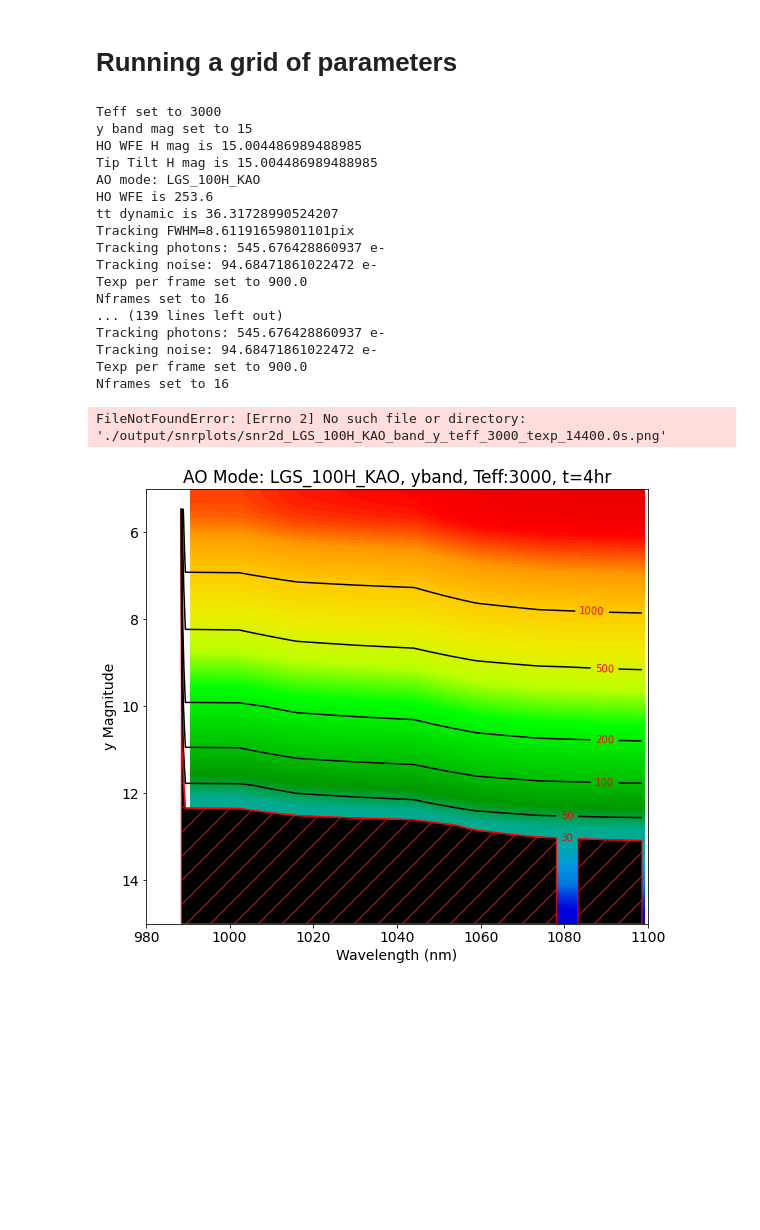
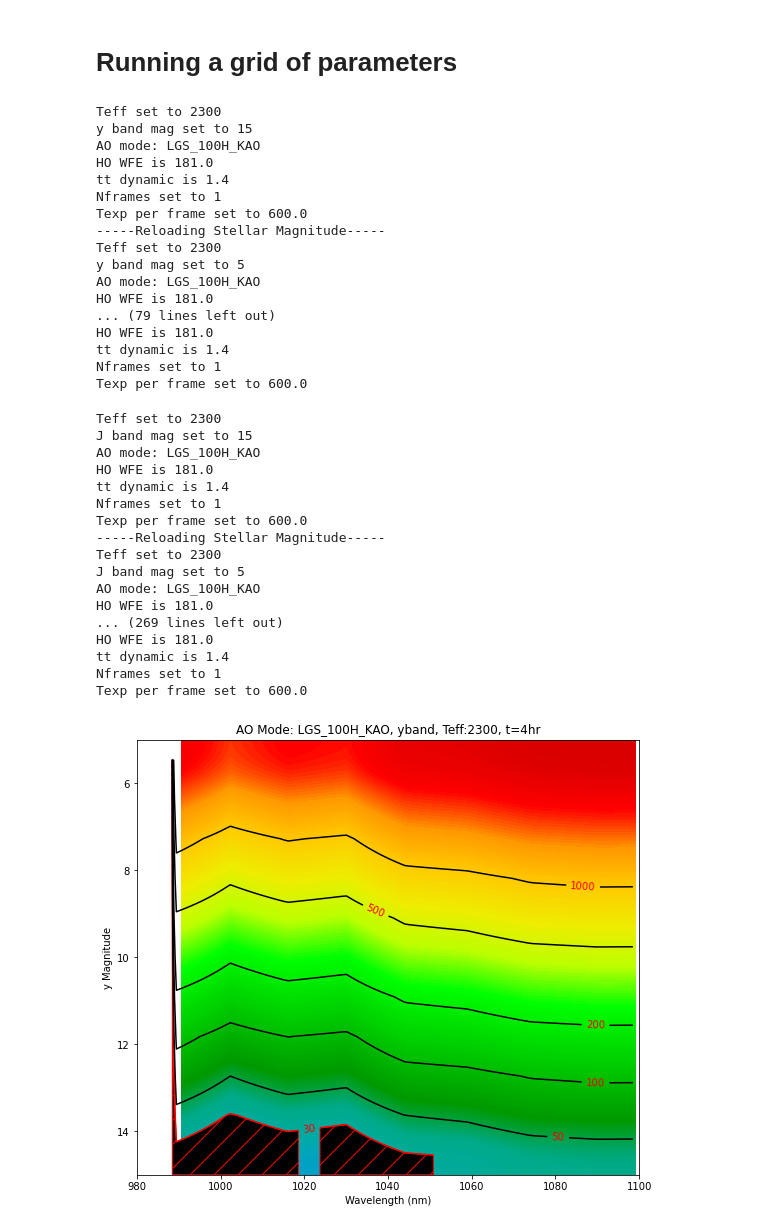
Before and after one commit to ashbake/specsim, a Jupyter notebook: examples/Tutorial_SNR_Grids.ipynb, the cells around one changed output. Cells and saved outputs as stored; diff of their text form; code cells hidden in the pictures; blank space fills up the shorter version.

```diff
--- a/examples/Tutorial_SNR_Grids.ipynb
+++ b/examples/Tutorial_SNR_Grids.ipynb
@@ -137,7 +137,7 @@ def run_snr_v_mag(so,teff='default',ao_mode='default'):
     if teff!='default':  so.stel.teff = teff
     if ao_mode!='default':  so.ao.mode = ao_mode # load new ao mode
 
-    cload.set_teff_mag(so,teff,so.stel.mag,star_only=False)
+    cload.set_teff_mag(so,teff,so.stel.mag,staronly=False)
     mag_arr= np.arange(5,16)
     snr_arr = []
     s_arr   = []
@@ -149,7 +149,7 @@ def run_snr_v_mag(so,teff='default',ao_mode='default'):
         cload.set_mag(so,mag)
         snr_arr.append(so.obs.snr)
         s_arr.append(so.obs.s_frame)
-        snr_reselement.append(so.obs.snr_reselement) # plot snr per res element
+        snr_reselement.append(so.obs.snr_res_element) # plot snr per res element
         n_arr.append(so.obs.noise_frame)
         c_arr.append(so.inst.coupling)
 
@@ -203,51 +203,67 @@ def plot_snr_mag_peaks_2d(so, mag_arr,v,snr_arr,xextent=[980,2460],mode='max'):
         plt.fill_between(c30[:,0],np.max(mag_arr),c30[:,1],hatch='/',fc='k',edgecolor='r')
         plt.fill_between(c30_2[:,0],np.max(mag_arr),c30_2[:,1],hatch='/',fc='k',edgecolor='r')
     except IndexError:
         pass
 
     ax.set_ylabel('%s Magnitude'%so.filt.band)
     ax.set_xlabel('Wavelength (nm)')
     ax.set_xlim(xextent)
     ax.set_title('AO Mode: %s, %sband, Teff:%s, t=4hr'%(so.ao.mode,so.filt.band,so.stel.teff))
     figname = 'snr2d_%s_band_%s_teff_%s_texp_%ss.png' %(so.ao.mode,so.filt.band,so.stel.teff,so.obs.texp)
     # duplicate axis to plot filter response
     plt.savefig('./' + figname)
 
 
 
 datestr  = date.today().strftime("%Y%m%d")#'20230406' #date.today().strftime("%Y%m%d")
 savepath = './output/snr_out/%s/' %datestr
 if not os.path.isdir(savepath): os.makedirs(savepath)
 for i in np.arange(4):
     so.filt.band   = ['y','J','H','K'][i]
     so.filt.family = ['cfht','2mass','2mass','2mass'][i]
     xextent = [so.inst.y,so.inst.J,so.inst.H,so.inst.K][i]
 
     # mag step
-    teff    = 3000
-    ao_mode = 'LGS_100H_KAO'
-    mag_arr,snr_arr,s_arr,n_arr,c_arr,snr_reselement = run_snr_v_mag(so,teff=teff,ao_mode=ao_mode)
+    teff    = 2300
+    ao_mode = 'LGS_OFF' # config file has AO performance set constant so this actually doesnt matter here
+    mag_arr,snr_arr,s_arr,n_arr,c_arr,snr_res_element = run_snr_v_mag(so,teff=teff,ao_mode=ao_mode)
     #np.save(savepath + 'snr_arr_mag_teff_%s_band_%s_aomode_%s'%(so.stel.teff,so.filt.band,ao_mode),snr_arr,ao_mode)
-    plot_snr_mag_peaks_2d(so, mag_arr,so.obs.v_resamp,snr_reselement,xextent=xextent,mode='max')
+    plot_snr_mag_peaks_2d(so, mag_arr,so.obs.v_res_element,snr_res_element,xextent=xextent,mode='max')
     #plt.savefig(savepath + 'snr_arr_mag_teff_%s_band_%s_aomode_%s.png'%(so.stel.teff,so.filt.band,ao_mode))
     #plot_snr_mag_peaks(so, mag_arr,so.obs.v_resamp,snr_reselement,mode='max')
 # %% [output]
-Teff set to 3000
+Teff set to 2300
 y band mag set to 15
-HO WFE H mag is 15.004486989488985
-Tip Tilt H mag is 15.004486989488985
 AO mode: LGS_100H_KAO
-HO WFE is 253.6
-tt dynamic is 36.31728990524207
-Tracking FWHM=8.61191659801101pix
-Tracking photons: 545.676428860937 e-
-Tracking noise: 94.68471861022472 e-
-Texp per frame set to 900.0
-Nframes set to 16
-... (139 lines left out)
-Tracking photons: 545.676428860937 e-
-Tracking noise: 94.68471861022472 e-
-Texp per frame set to 900.0
-Nframes set to 16
+HO WFE is 181.0
+tt dynamic is 1.4
+Nframes set to 1
+Texp per frame set to 600.0
+-----Reloading Stellar Magnitude-----
+Teff set to 2300
+y band mag set to 5
+AO mode: LGS_100H_KAO
+HO WFE is 181.0
+... (79 lines left out)
+HO WFE is 181.0
+tt dynamic is 1.4
+Nframes set to 1
+Texp per frame set to 600.0
-FileNotFoundError: [Errno 2] No such file or directory: './output/snrplots/snr2d_LGS_100H_KAO_band_y_teff_3000_texp_14400.0s.png'
+Teff set to 2300
+J band mag set to 15
+AO mode: LGS_100H_KAO
+HO WFE is 181.0
+tt dynamic is 1.4
+Nframes set to 1
+Texp per frame set to 600.0
+-----Reloading Stellar Magnitude-----
+Teff set to 2300
+J band mag set to 5
+AO mode: LGS_100H_KAO
+HO WFE is 181.0
+... (269 lines left out)
+HO WFE is 181.0
+tt dynamic is 1.4
+Nframes set to 1
+Texp per frame set to 600.0
-[figure, old version]
+[figure, new version]
```
Also changed, not shown: parts of 2 cells of this notebook.
